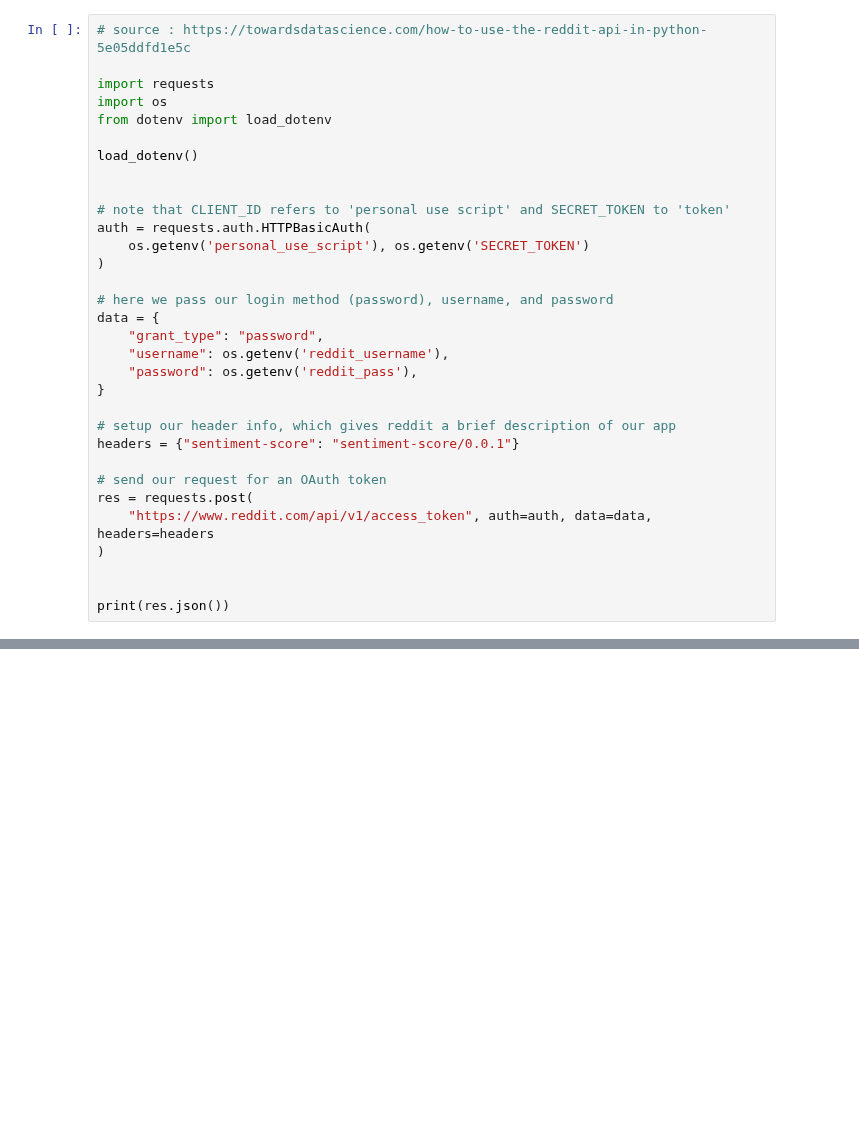
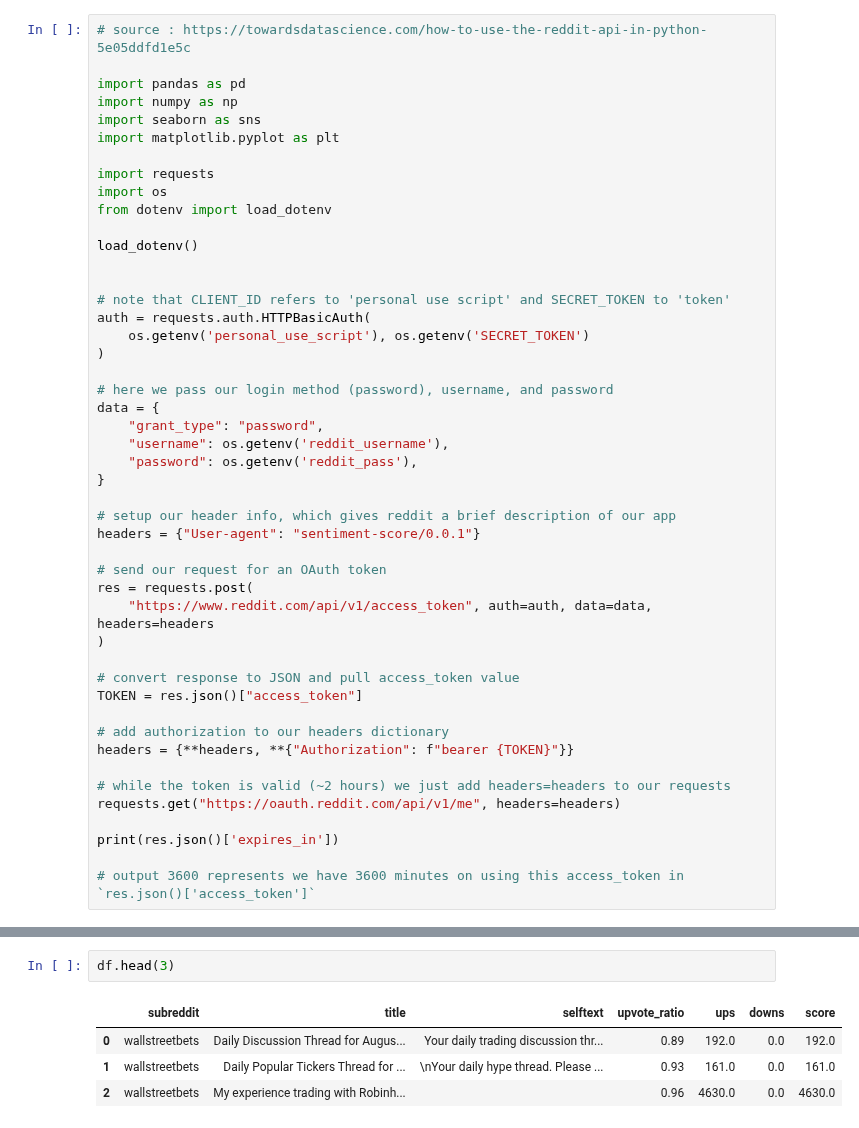
Before and after one commit to dwihdyn/ds-exploration, a Jupyter notebook: p3/d24-reddit-api.ipynb, the cells around one changed output, grey strips where cells are left out. Saved outputs shown, nothing was run; the diff lists cells and outputs as text; blank space fills up the shorter version.

Commit message:
[IMP] complete basic sentiment analysis on r/wsb

```diff
--- a/p3/d24-reddit-api.ipynb
+++ b/p3/d24-reddit-api.ipynb
@@ -1,5 +13,10 @@
 # %%
 # source : https://towardsdatascience.com/how-to-use-the-reddit-api-in-python-5e05ddfd1e5c
+
+import pandas as pd
+import numpy as np
+import seaborn as sns
+import matplotlib.pyplot as plt
 
 import requests
 import os
@@ -21,12 +38,22 @@ data = {
 }
 
 # setup our header info, which gives reddit a brief description of our app
-headers = {"sentiment-score": "sentiment-score/0.0.1"}
+headers = {"User-agent": "sentiment-score/0.0.1"}
 
 # send our request for an OAuth token
 res = requests.post(
     "https://www.reddit.com/api/v1/access_token", auth=auth, data=data, headers=headers
 )
 
+# convert response to JSON and pull access_token value
+TOKEN = res.json()["access_token"]
 
-print(res.json())
+# add authorization to our headers dictionary
+headers = {**headers, **{"Authorization": f"bearer {TOKEN}"}}
+
+# while the token is valid (~2 hours) we just add headers=headers to our requests
+requests.get("https://oauth.reddit.com/api/v1/me", headers=headers)
+
+print(res.json()['expires_in'])
+
+# output 3600 represents we have 3600 minutes on using this access_token in `res.json()['access_token']`
@@ -82,0 +94,7 @@ for post in res.json()['data']['children']:
+# %%
+df.head(3)
+# %% [output]
+|  | subreddit | title | selftext | upvote_ratio | ups | downs | score |
+| 0 | wallstreetbets | Daily Discussion Thread for Augus... | Your daily trading discussion thr... | 0.89 | 192.0 | 0.0 | 192.0 |
+| 1 | wallstreetbets | Daily Popular Tickers Thread for ... | \nYour daily hype thread. Please ... | 0.93 | 161.0 | 0.0 | 161.0 |
+| 2 | wallstreetbets | My experience trading with Robinh... |  | 0.96 | 4630.0 | 0.0 | 4630.0 |
```
Also changed, not shown: parts of 24 cells of this notebook.
